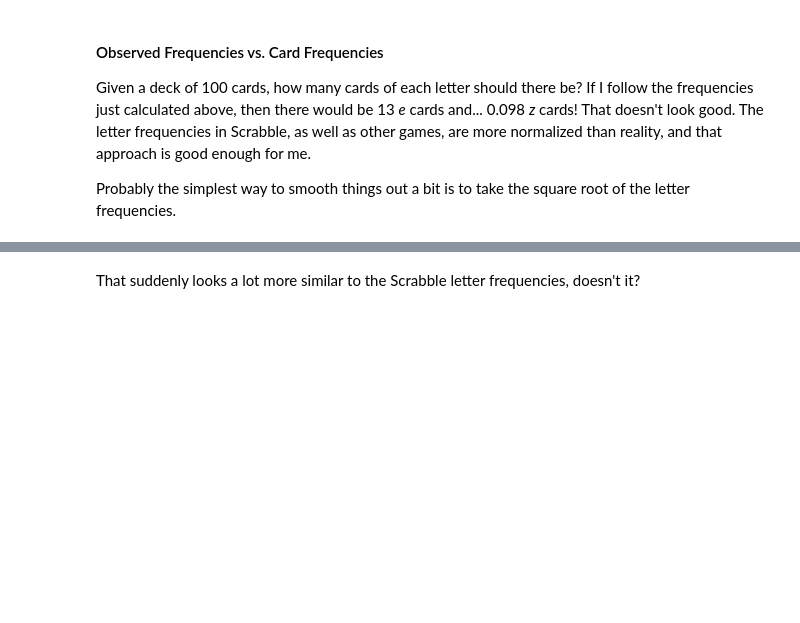
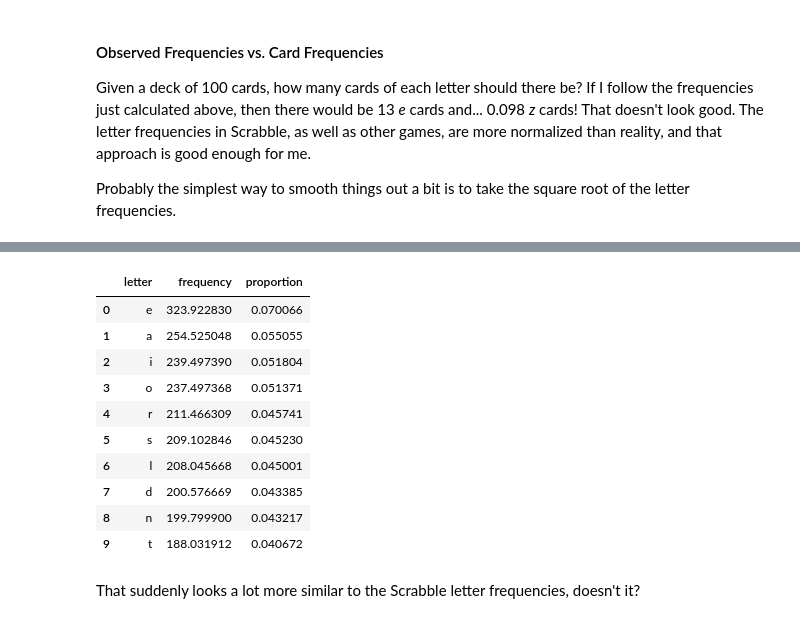
Before and after one commit to ozbonus/token-cards, a Jupyter notebook: finding-letters.ipynb, the cells around one changed output, grey strips where cells are left out. Cells and saved outputs as stored; diff of their text form; code cells hidden in the pictures; blank space fills up the shorter version.

```diff
--- a/finding-letters.ipynb
+++ b/finding-letters.ipynb
@@ -409,3 +406,19 @@ plt.show()
+# %%
+adj_multi_wild = multi_wild[['letter', 'sqrt-freq', 'sqrt-proportion']]
+adj_multi_wild.columns = ['letter', 'frequency', 'proportion']
+adj_multi_wild.head(10)
+# %% [output]
+|  | letter | frequency | proportion |
+| 0 | e | 323.922830 | 0.070066 |
+| 1 | a | 254.525048 | 0.055055 |
+| 2 | i | 239.497390 | 0.051804 |
+| 3 | o | 237.497368 | 0.051371 |
+| 4 | r | 211.466309 | 0.045741 |
+| 5 | s | 209.102846 | 0.045230 |
+| 6 | l | 208.045668 | 0.045001 |
+| 7 | d | 200.576669 | 0.043385 |
+| 8 | n | 199.799900 | 0.043217 |
+| 9 | t | 188.031912 | 0.040672 |
 # %% [markdown]
 That suddenly looks a lot more similar to the Scrabble letter frequencies, doesn't it?
 # %% [markdown]
```
Also changed, not shown: parts of 29 cells of this notebook, 1 other file.
